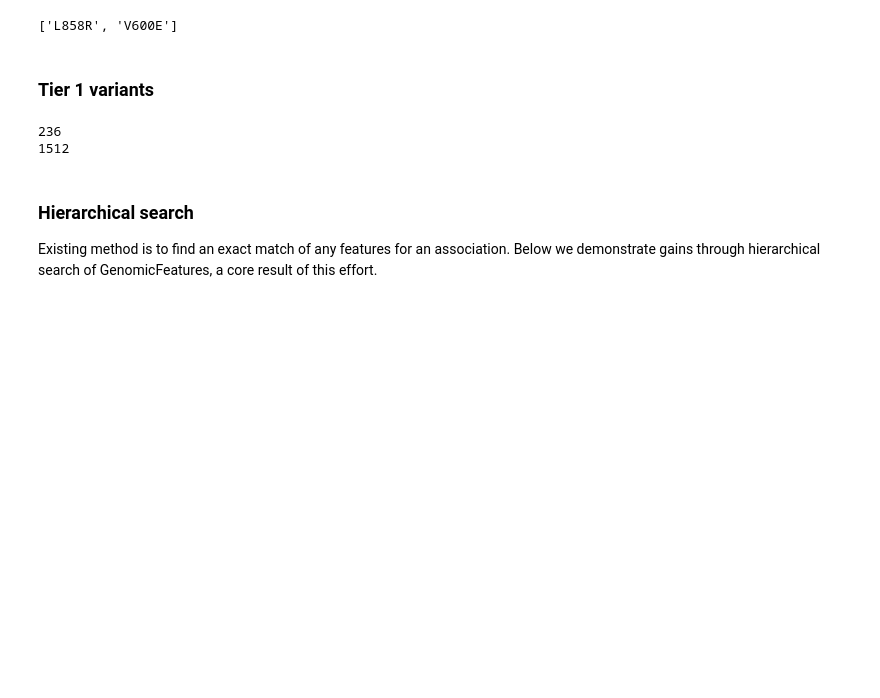
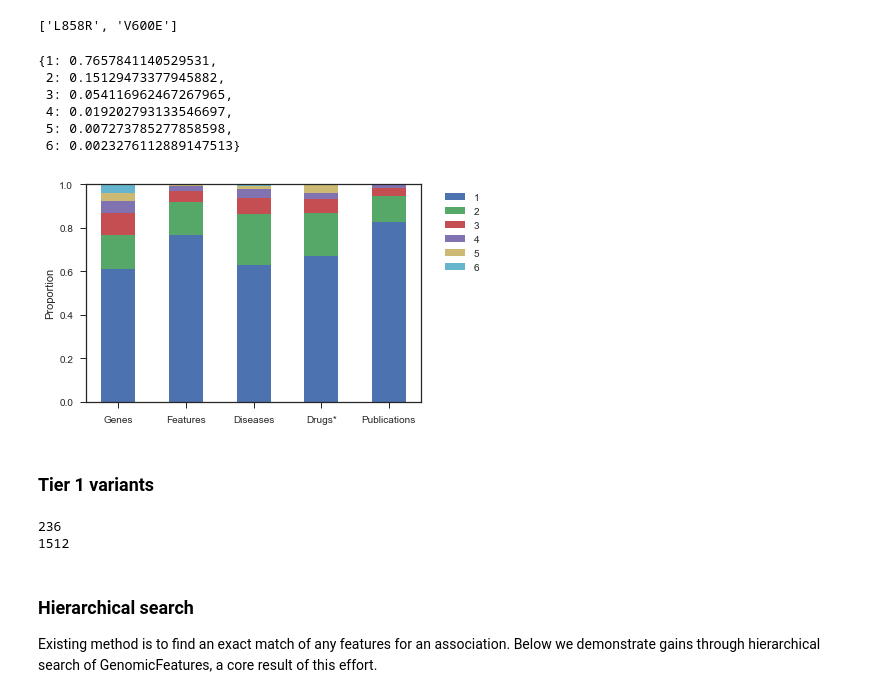
Before and after one commit to ahwagner/vicckb, a Jupyter notebook: analysis.ipynb, the cells around one changed output. Cells and saved outputs as stored; diff of their text form; code cells hidden in the pictures; blank space fills up the shorter version.

```diff
--- a/analysis.ipynb
+++ b/analysis.ipynb
@@ -480,0 +492,3 @@ f = x['figure']
+# %%
+with open('example.pkl', 'rb') as f:
+    df_dict = pickle.load(f)
@@ -644,6 +660,59 @@ ubiquitous_features = list(x['ubiquitous'])
 sorted([x.name for x in ubiquitous_features])
 # %% [output]
 ['L858R', 'V600E']
+# %%
+def element_uniqueness_across_kbs(element, as_proportion=False):
+    e_sets = core_vdb.get_element_by_source(element)
+    count = Counter()
+    for s in e_sets.values():
+        count.update(s)
+    count_of_counts = Counter()
+    count_of_counts.update(count.values())
+    labels = sorted(count_of_counts.keys())
+    if as_proportion:
+        d = sum(count_of_counts.values())
+        values = [count_of_counts[x]/d for x in labels]
+    else:
+        values = [count_of_counts[x] for x in labels]
+    return dict(zip(labels, values))
+# %%
+element_uniqueness_across_kbs('features', as_proportion=True)
+# %% [output]
+{1: 0.7657841140529531,
+ 2: 0.15129473377945882,
+ 3: 0.054116962467267965,
+ 4: 0.019202793133546697,
+ 5: 0.007273785277858598,
+ 6: 0.0023276112889147513}
+# %%
+g_prop = element_uniqueness_across_kbs('genes', as_proportion=True)
+f_prop = element_uniqueness_across_kbs('features', as_proportion=True)
+di_prop = element_uniqueness_across_kbs('disease', as_proportion=True)
+dr_prop = element_uniqueness_across_kbs('drugs', as_proportion=True)
+pub_prop = element_uniqueness_across_kbs('publications', as_proportion=True)
+# %%
+labels = ['Genes', 'Features', 'Diseases', 'Drugs*', 'Publications']
+N = len(labels)
+ind = np.arange(N)
+value_sets = [g_prop, f_prop, di_prop, dr_prop, pub_prop]
+width = 0.5
+plot_sets = [[x.get(i, 0) for x in value_sets] for i in range(1,7)]
+# %%
+plots = list()
+b_sums = np.zeros(N)
+for plot_set in plot_sets:
+    p = plt.bar(ind, plot_set, width, bottom=b_sums)
+    b_sums += np.array(plot_set)
+    plots.append(p)
+
+plt.ylabel('Proportion')
+plt.xticks(ind, labels)
+plt.legend([p[0] for p in plots], range(1,7), bbox_to_anchor=(1.2, 0.5, 0, 0.5))
+
+plt.savefig(str(FIGPATH / 'misc_figures' / 'elements_overlap.pdf'))
+plt.show()
+# %% [output]
+[figure, added]
 # %% [markdown]
 ### Tier 1 variants
 # %%
```
Also changed, not shown: parts of 64 cells of this notebook.
